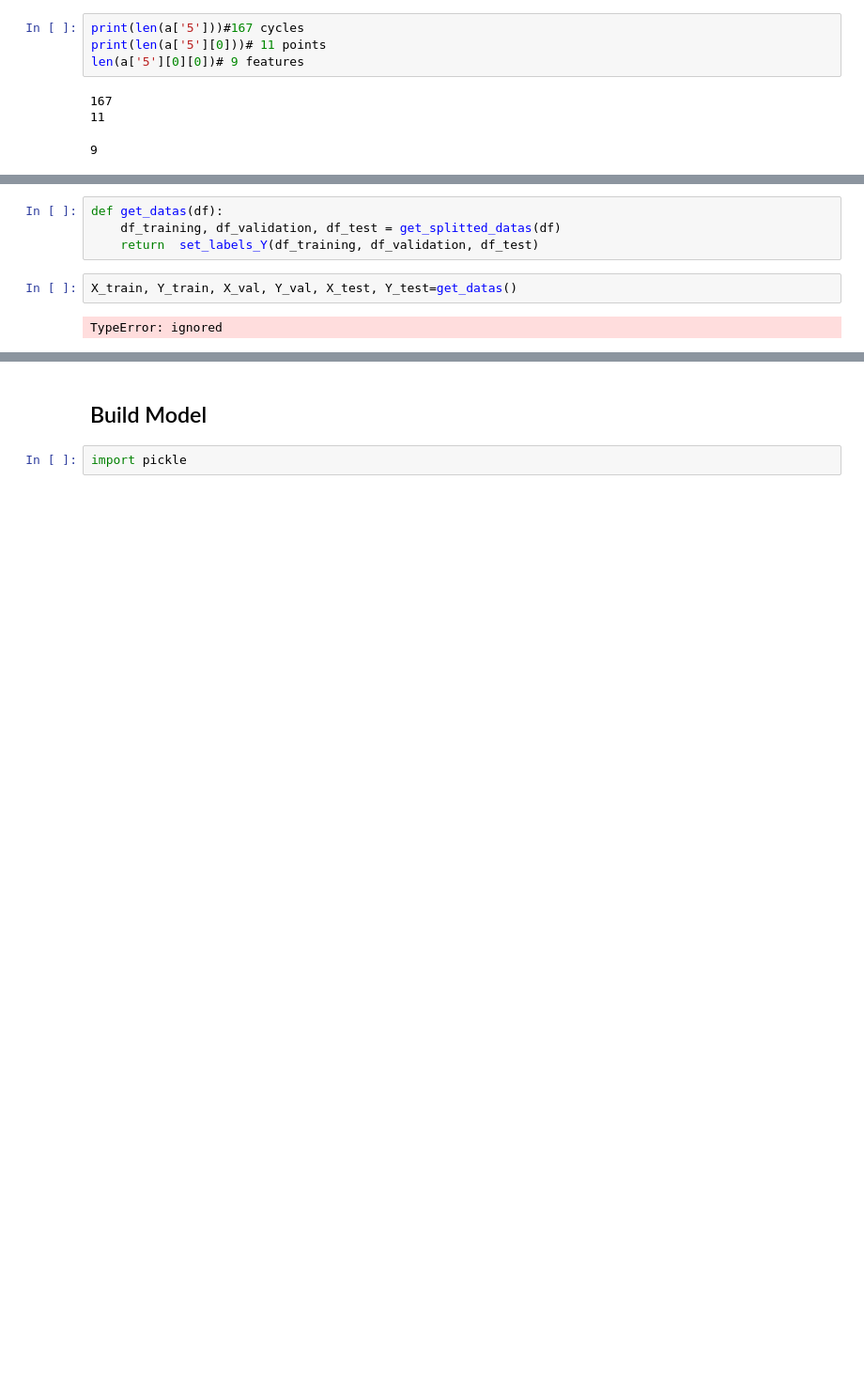
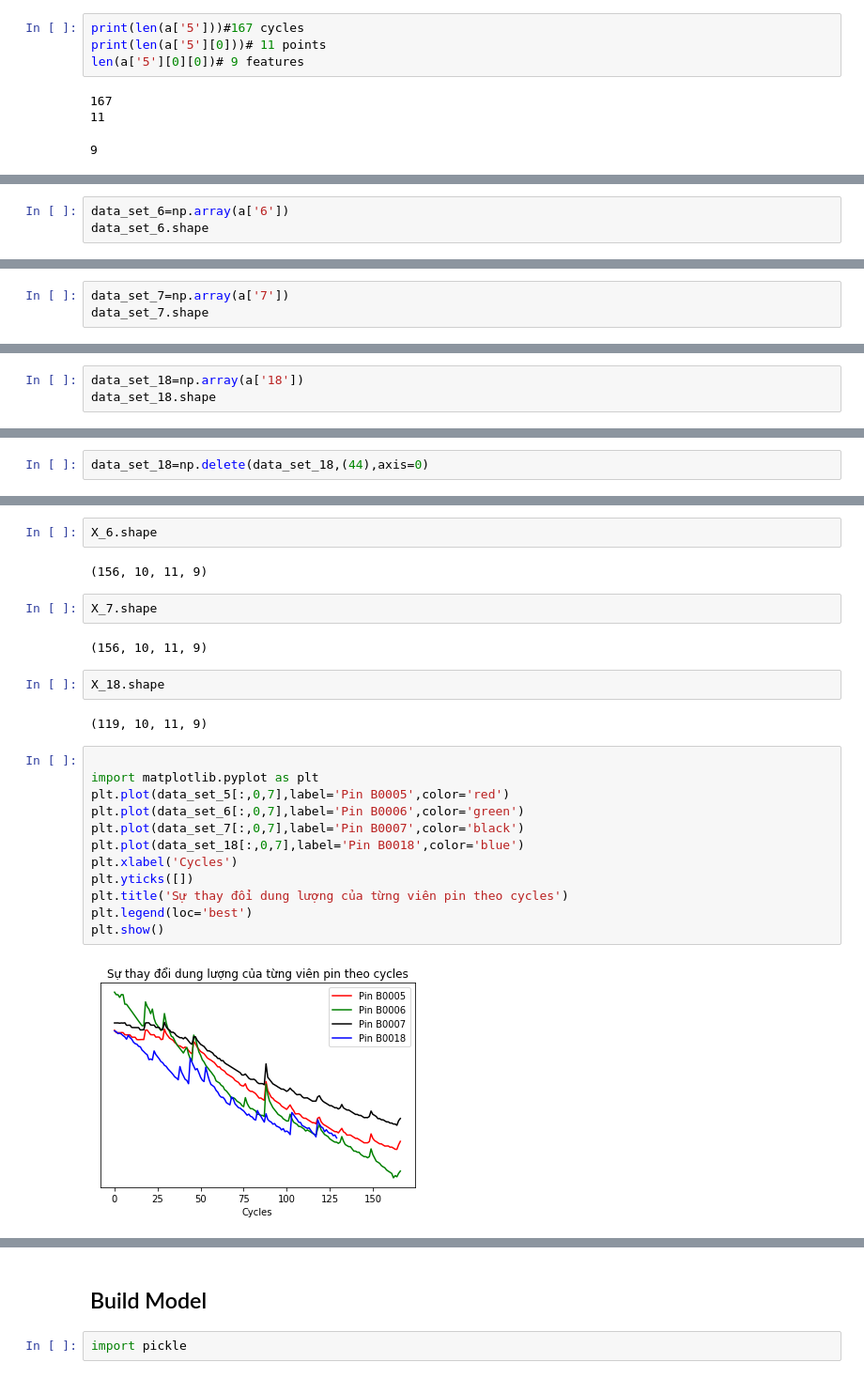
Before and after one commit to trungLeHoang/LVTN, a Jupyter notebook: Load_Data.ipynb, the cells around one changed output, grey strips where cells are left out. Shown at 94% size. Drawn from its saved outputs; the diff is of its cells as text; blank space fills up the shorter version.

```diff
--- a/Load_Data.ipynb
+++ b/Load_Data.ipynb
@@ -376,0 +392,3 @@ X,Y =generate_X_Y_peak(data_set)
+# %%
+data_set_6=np.array(a['6'])
+data_set_6.shape
@@ -376,0 +397,3 @@ X,Y =generate_X_Y_peak(data_set)
+# %%
+data_set_7=np.array(a['7'])
+data_set_7.shape
@@ -376,0 +402,3 @@ X,Y =generate_X_Y_peak(data_set)
+# %%
+data_set_18=np.array(a['18'])
+data_set_18.shape
@@ -377 +425,3 @@ X,Y =generate_X_Y_peak(data_set)
+# %%
+data_set_18=np.delete(data_set_18,(44),axis=0)
 # %%
@@ -391,8 +440,26 @@ plt.show()
-# %%
-def get_datas(df):
-    df_training, df_validation, df_test = get_splitted_datas(df)
-    return  set_labels_Y(df_training, df_validation, df_test)
-# %%
-X_train, Y_train, X_val, Y_val, X_test, Y_test=get_datas()
-# %% [output]
-TypeError: ignored
+# %%
+X_6.shape
+# %% [output]
+(156, 10, 11, 9)
+# %%
+X_7.shape
+# %% [output]
+(156, 10, 11, 9)
+# %%
+X_18.shape
+# %% [output]
+(119, 10, 11, 9)
+# %%
+
+import matplotlib.pyplot as plt
+plt.plot(data_set_5[:,0,7],label='Pin B0005',color='red')
+plt.plot(data_set_6[:,0,7],label='Pin B0006',color='green')
+plt.plot(data_set_7[:,0,7],label='Pin B0007',color='black')
+plt.plot(data_set_18[:,0,7],label='Pin B0018',color='blue')
+plt.xlabel('Cycles')
+plt.yticks([])
+plt.title('Sự thay đổi dung lượng của từng viên pin theo cycles')
+plt.legend(loc='best')
+plt.show()
+# %% [output]
+[figure, added]
```
Also changed, not shown: parts of 31 cells of this notebook.
